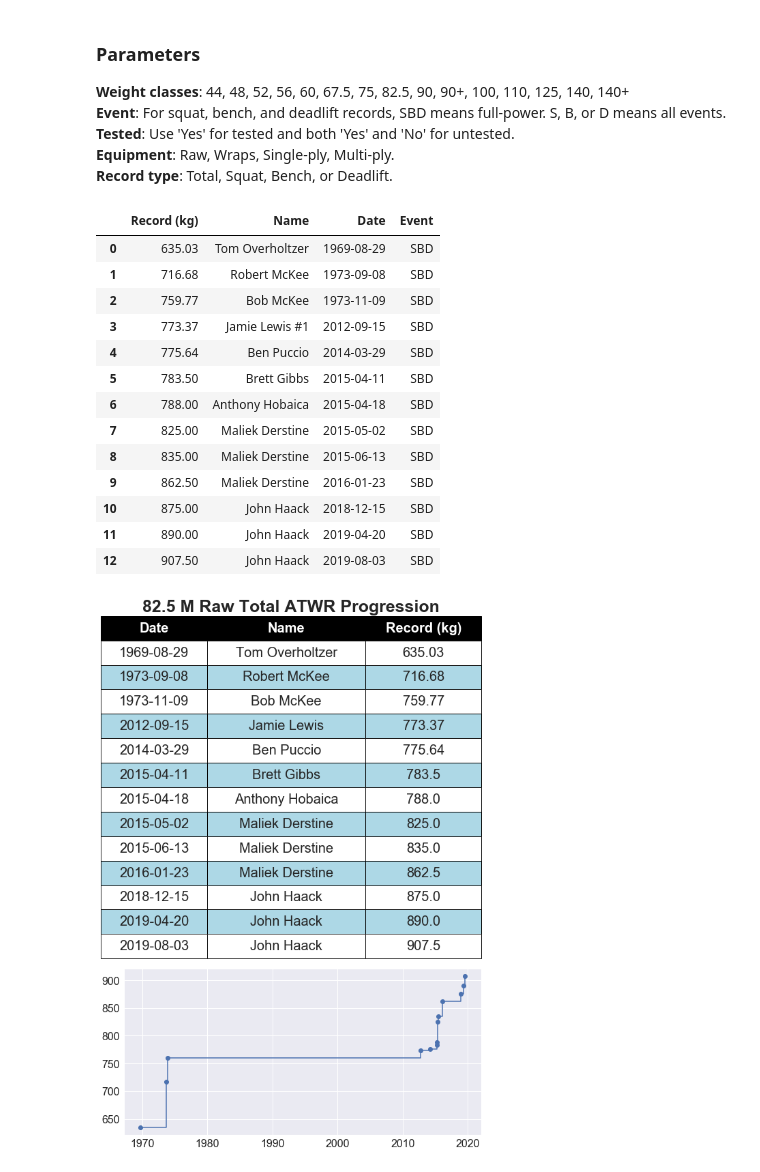
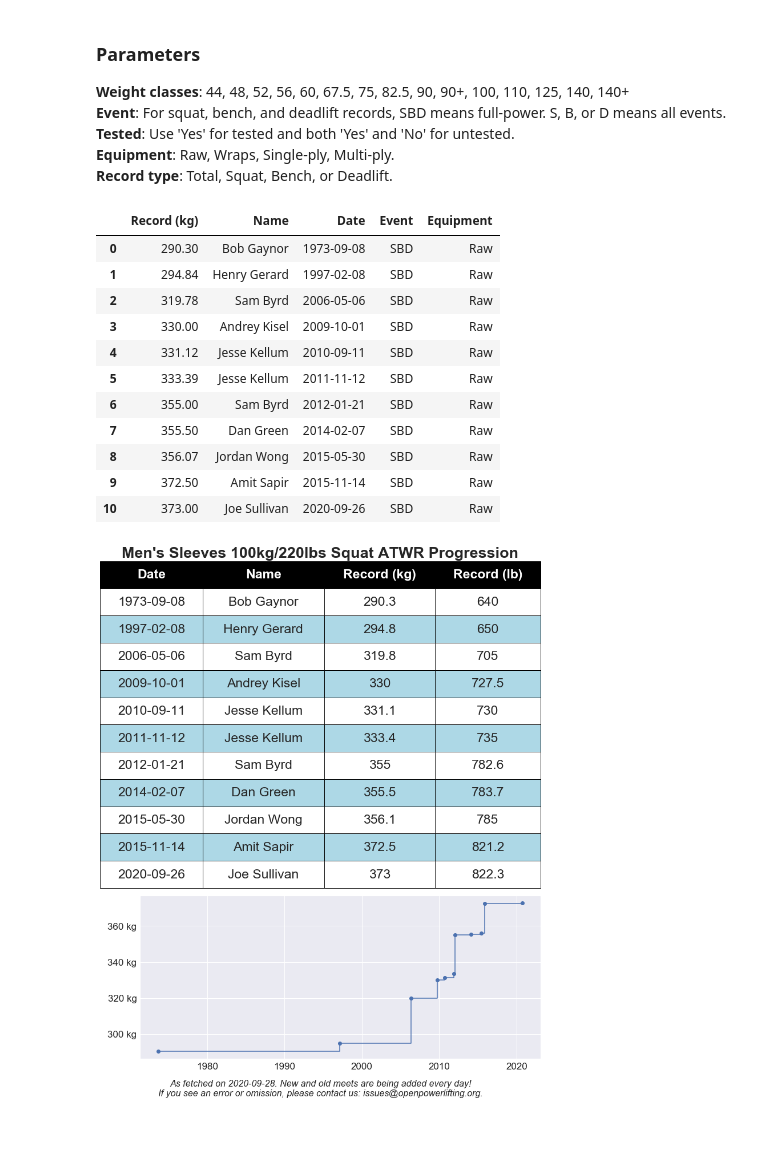
Before and after one commit to jucomte/open-powerlifting-data-analysis, a Jupyter notebook: atwr-progression.ipynb, the cells around one changed output. Saved outputs shown, nothing was run; the diff lists cells and outputs as text; code cells hidden in the pictures; blank space fills up the shorter version.

```diff
--- a/atwr-progression.ipynb
+++ b/atwr-progression.ipynb
@@ -48,14 +50,14 @@ opl['Deadlift'] = opl[['Best3DeadliftKg', 'Deadlift4Kg']].max(axis=1)
 **Equipment**: Raw, Wraps, Single-ply, Multi-ply.<br>
 **Record type**: Total, Squat, Bench, or Deadlift.
 # %%
-bw_range_low = 75
-# use bw_range_high = 999 for SHW
-bw_range_high = 82.5
+bw_range_low = 90
+# use bw_range_high = 999 for SHW (NOTE: BodyweightKg may be blank for some SHW lifters)
+bw_range_high = 100
 sex = 'M'
 equipment = ['Raw']
 event = 'SBD'
 tested = ['Yes', 'No']
-record_type = 'Total'
+record_type = 'Squat'
 # %%
 # check for errors
 
@@ -81,52 +83,54 @@ opl_filtered = opl[parameter_mask].sort_values(by=['Date'])
 opl_filtered['Record (kg)'] = opl_filtered[record_type].expanding().max()
 # %%
 # keep only the earliest date for each record
-record_evolution = opl_filtered.groupby('Record (kg)', as_index=False).agg({'Name': 'first','Date': 'min', 'Event': 'first'})
+record_evolution = opl_filtered.groupby('Record (kg)', as_index=False).agg({'Name': 'first','Date': 'min', 'Event': 'first', 'Equipment': 'first'})
 # %%
 # keep only the largest value for results from the same day
 record_evolution.drop_duplicates(subset='Date', keep='last', inplace=True, ignore_index=True)
 # %%
 record_evolution
 # %% [output]
-|  | Record (kg) | Name | Date | Event |
-| 0 | 635.03 | Tom Overholtzer | 1969-08-29 | SBD |
-| 1 | 716.68 | Robert McKee | 1973-09-08 | SBD |
-| 2 | 759.77 | Bob McKee | 1973-11-09 | SBD |
-| 3 | 773.37 | Jamie Lewis #1 | 2012-09-15 | SBD |
-| 4 | 775.64 | Ben Puccio | 2014-03-29 | SBD |
-| 5 | 783.50 | Brett Gibbs | 2015-04-11 | SBD |
-| 6 | 788.00 | Anthony Hobaica | 2015-04-18 | SBD |
-| 7 | 825.00 | Maliek Derstine | 2015-05-02 | SBD |
-| 8 | 835.00 | Maliek Derstine | 2015-06-13 | SBD |
-| 9 | 862.50 | Maliek Derstine | 2016-01-23 | SBD |
-| 10 | 875.00 | John Haack | 2018-12-15 | SBD |
-| 11 | 890.00 | John Haack | 2019-04-20 | SBD |
-| 12 | 907.50 | John Haack | 2019-08-03 | SBD |
+|  | Record (kg) | Name | Date | Event | Equipment |
+| 0 | 290.30 | Bob Gaynor | 1973-09-08 | SBD | Raw |
+| 1 | 294.84 | Henry Gerard | 1997-02-08 | SBD | Raw |
+| 2 | 319.78 | Sam Byrd | 2006-05-06 | SBD | Raw |
+| 3 | 330.00 | Andrey Kisel | 2009-10-01 | SBD | Raw |
+| 4 | 331.12 | Jesse Kellum | 2010-09-11 | SBD | Raw |
+| 5 | 333.39 | Jesse Kellum | 2011-11-12 | SBD | Raw |
+| 6 | 355.00 | Sam Byrd | 2012-01-21 | SBD | Raw |
+| 7 | 355.50 | Dan Green | 2014-02-07 | SBD | Raw |
+| 8 | 356.07 | Jordan Wong | 2015-05-30 | SBD | Raw |
+| 9 | 372.50 | Amit Sapir | 2015-11-14 | SBD | Raw |
+| 10 | 373.00 | Joe Sullivan | 2020-09-26 | SBD | Raw |
 # %%
 record_table = record_evolution[['Date', 'Name', 'Record (kg)']].copy()
 record_table['Date'] = record_table['Date'].dt.strftime('%Y-%m-%d')
 record_table['Name'] = record_evolution['Name'].str.replace(r' #\d', '')
+record_table['Record (lb)'] = record_table['Record (kg)'].apply(lambda x: x*2.20462).round(1)
+
+# round kgs to one decimal since some lifts were done in pounds
+record_table['Record (kg)'] = record_table['Record (kg)'].round(decimals=1)
 # %%
 sns.set()
 
-fig = plt.figure(figsize=(10, 14))
+fig = plt.figure(constrained_layout=True)
 
 grid = gridspec.GridSpec(ncols=100, nrows=3, figure=fig)
 
 plot_1 = fig.add_subplot(grid[:2, :])
-plot_2 = fig.add_subplot(grid[2, 6:]) # this makes the final product look centered
+plot_2 = fig.add_subplot(grid[2, 1:]) # this makes the final product look centered
 
-grid.update(hspace=0.06) # vertical space between subplots
+grid.update(hspace=0.05) # vertical space between subplots
 
 # TABLE
-my_table = plot_1.table(cellText=record_table.values,
+my_table = plot_1.table(cellText=record_table.astype(str).replace('\.0$', '', regex=True).values,
                         colLabels=record_table.columns,
                         cellLoc='center',
                         bbox=[0, 0, 1, 1])
 
 my_table.auto_set_font_size(False)
-my_table.set_fontsize(20) # adjust as needed (20 is usually good)
-my_table.auto_set_column_width(col=[0, 1, 2])
+my_table.set_fontsize(23) # adjust as needed (20 is usually good)
+my_table.auto_set_column_width(col=[0, 1, 2, 3])
 
 for (row, col), cell in my_table.get_celld().items():
     if (row == 0):
@@ -138,38 +142,49 @@ for (row, col), cell in my_table.get_celld().items():
         cell.set_color('lightblue')
         cell.set_edgecolor('black')
 
 plot_1.axis('off')
 
 # STEP CHART
 plot_2.plot_date(record_evolution['Date'], record_evolution['Record (kg)'], linestyle='-', drawstyle='steps-post')
-# plot_2.set_xlabel('Year', size=16)
-# plot_2.set_ylabel(f'{record_type} (kg)', size=16)
-plt.yticks(size=16)
-plt.xticks(size=16)
 plt.tick_params(axis='both', which='major', pad=0)
+plot_2.yaxis.set_major_formatter(ticker.FormatStrFormatter('%d kg'))
+plt.yticks(size=17)
+plt.xticks(size=17)
 
-# TITLE
+# MAIN TITLE
 if 'Yes' in tested and len(tested) == 1:
     is_tested = ' (Tested)'
 else:
     is_tested = ''
 
 if bw_range_high == 999:
     bw_range_high = 'SHW'
 
 if event == 'SBD' and record_type != 'Total':
     single_lift = ' (Full Power)'
 elif record_type != 'Total':
     single_lift = ' (All Events)'
 else:
     single_lift = ''
 
-chart_title = f'{bw_range_high} {sex} {" + ".join(equipment)} {record_type} ATWR Progression' + is_tested + single_lift
+# chart_title = f'{bw_range_high} {sex} {" + ".join(equipment)} {record_type} ATWR Progression' + is_tested + single_lift
+chart_title = 'Men\'s Sleeves 100kg/220lbs Squat ATWR Progression'
 
-plot_1.set_title(chart_title, fontsize=25, fontweight='bold')
+plot_1.set_title(chart_title, fontsize=27, fontweight='bold')
+
+# OPL DISCLAIMER
+disclaimer_1 = f'As fetched on {date.today()}. New and old meets are being added every day!'
+disclaimer_2 = 'If you see an error or omission, please contact us: issues@openpowerlifting.org.'
+
+plot_2.set_xlabel(disclaimer_1 + '\n' + disclaimer_2, fontsize=16, fontstyle='italic')
+
+plot_2.xaxis.set_label_coords(0.45, -0.125) # roughly center the disclaimer under the table
+
+fig.set_size_inches(10.8, 13.5) # resize figure to IG dimensions (1080 x 1350)
 
 # plt.savefig(chart_title.replace('.', ','), bbox_inches='tight')
+# plt.savefig('Joe Sullivan ATWR', bbox_inches='tight')
 
 plt.show()
 # %% [output]
-[figure, old version]
+[figure, new version]
```
Also changed, not shown: parts of 1 cell of this notebook.
